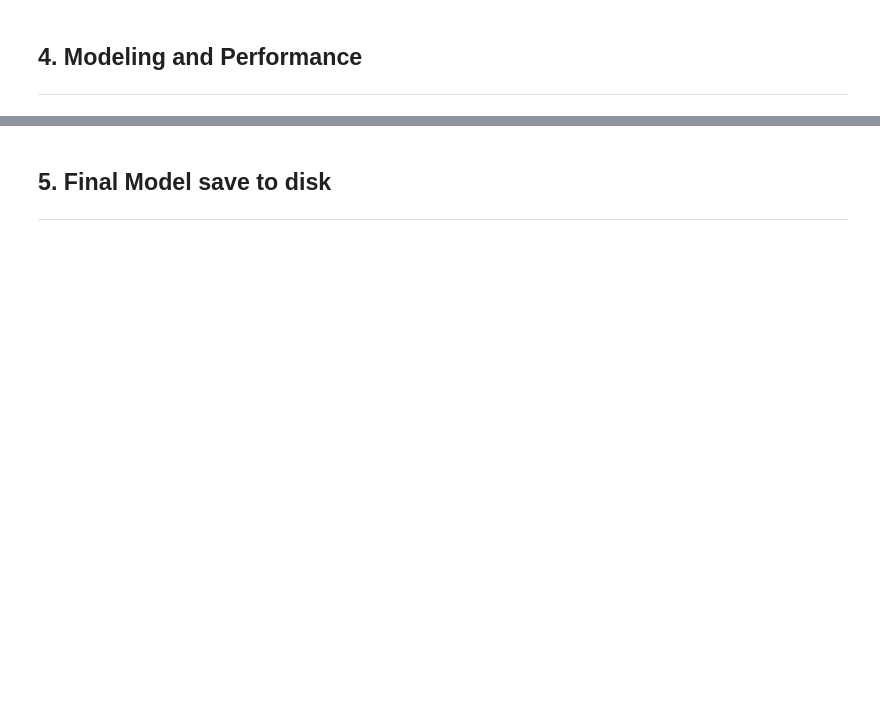
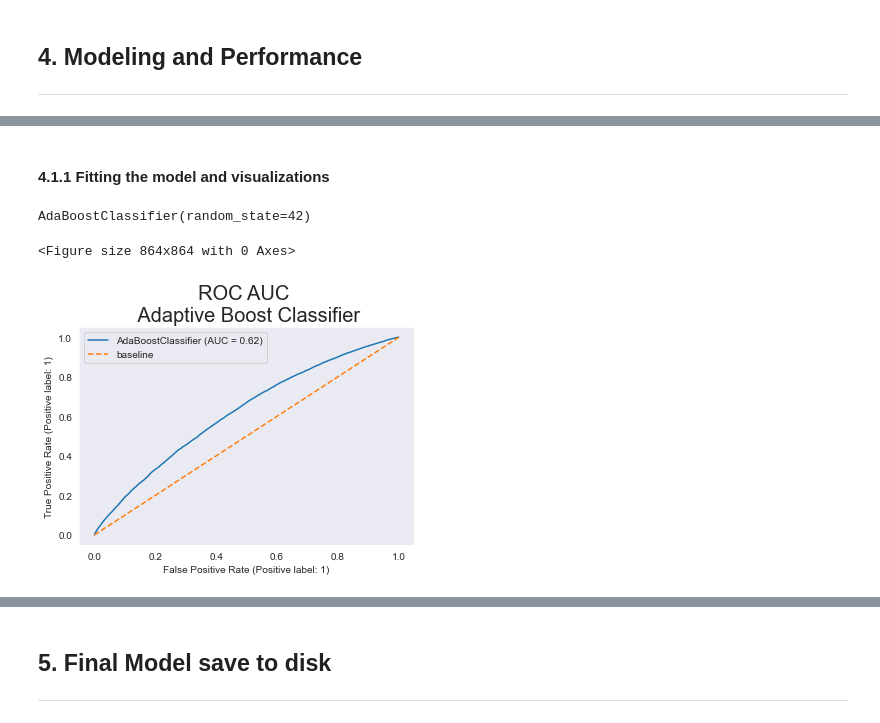
Before and after one commit to nvbergen/predicting_air_delays, a Jupyter notebook: Code/03_model.ipynb, the cells around one changed output, grey strips where cells are left out. Cells and saved outputs as stored; diff of their text form; code cells hidden in the pictures; blank space fills up the shorter version.

Commit message:
updates binary model

```diff
--- a/Code/03_model.ipynb
+++ b/Code/03_model.ipynb
@@ -397,4 +357,0 @@ to_drop = classes.columns.to_list()
-# %%
-X = flights.drop(columns= to_drop)
-X = flights.drop(columns = ['arr_delay', 'arr_time', 'crs_arr_time']) #removing these as this inform our target values. That is, limiting data leakage.
-X.head(3)
@@ -406,3 +357,0 @@ X.head(3)
-# %%
-y= classes
-y.head(3)
@@ -431 +375,3 @@ metrics = ['accuracy', 'f1', 'roc_auc']
+# %%
+ada = AdaBoostClassifier(random_state = 42)
 # %%
@@ -470,0 +413,16 @@ dtype: int64
+# %% [markdown]
+#### 4.1.1 Fitting the model and visualizations
+# %%
+ada.fit(X_test, y_test)
+# %% [output]
+AdaBoostClassifier(random_state=42)
+# %%
+plt.figure(figsize = (12,12))
+plot_roc_curve(ada, X_test, y_test)
+plt.title('ROC AUC \n Adaptive Boost Classifier',size =20)
+plt.plot([0, 1], [0, 1],
+         label='baseline', linestyle='--')
+plt.legend();
+# %% [output]
+<Figure size 864x864 with 0 Axes>
+[figure, added]
```
Also changed, not shown: parts of 74 cells of this notebook.
